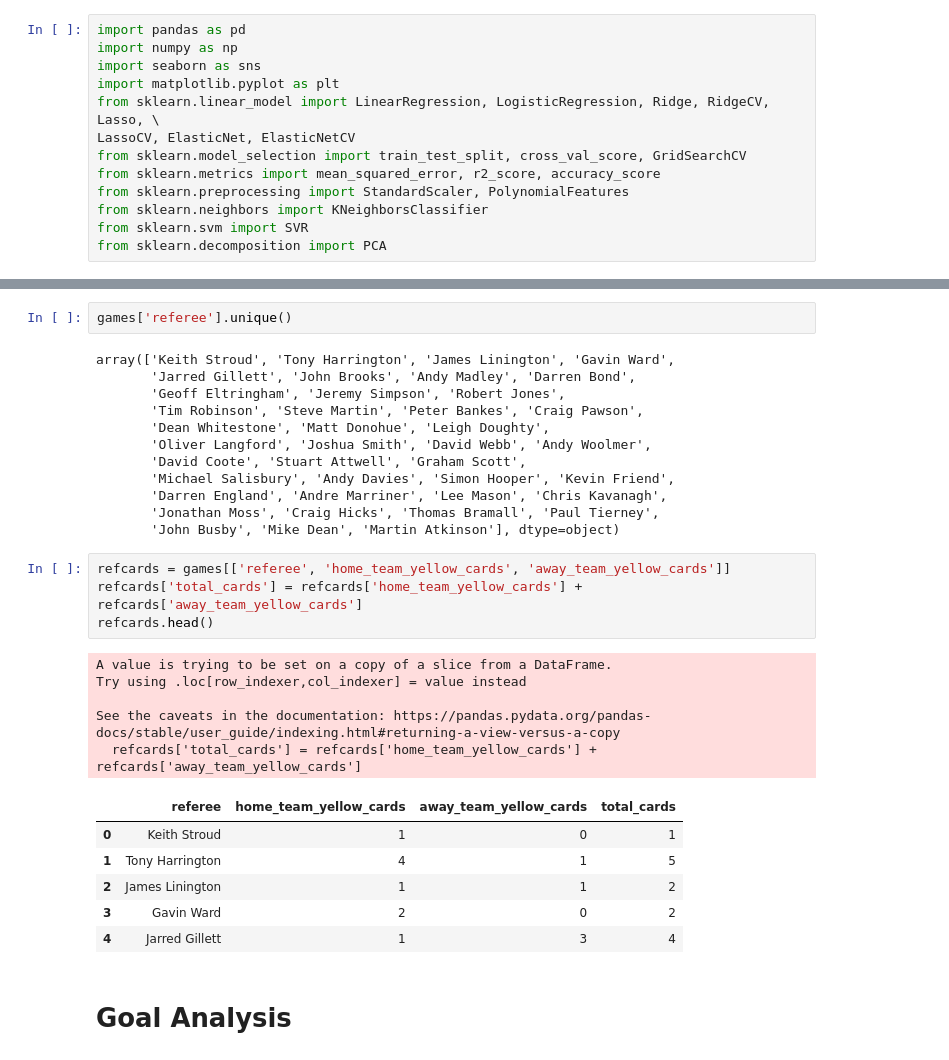
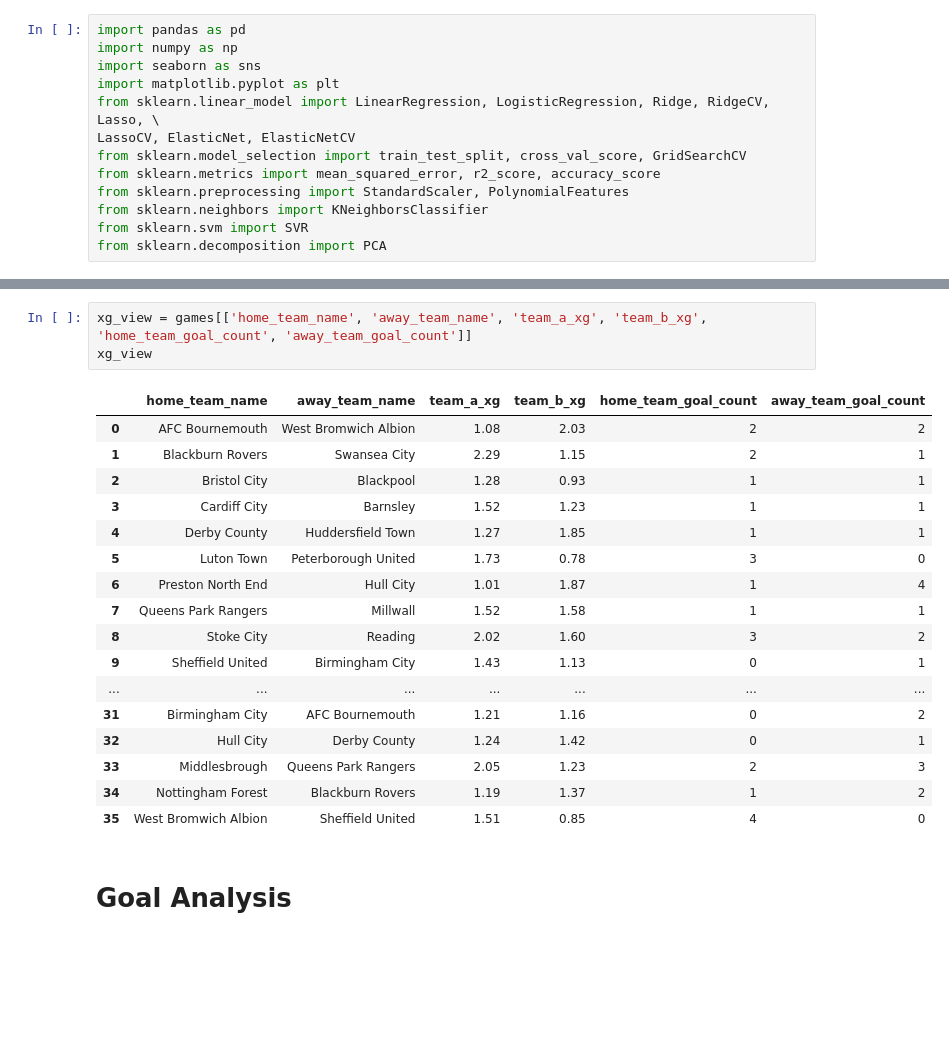
Before and after one commit to dkeyer/English-_Championship_2021, a Jupyter notebook: 2022_EDA.ipynb, the cells around one changed output, grey strips where cells are left out. Saved outputs shown, nothing was run; the diff lists cells and outputs as text; blank space fills up the shorter version.

```diff
--- a/2022_EDA.ipynb
+++ b/2022_EDA.ipynb
@@ -83,33 +42,24 @@ games
-# %%
-games['referee'].unique()
-# %% [output]
-array(['Keith Stroud', 'Tony Harrington', 'James Linington', 'Gavin Ward',
-       'Jarred Gillett', 'John Brooks', 'Andy Madley', 'Darren Bond',
-       'Geoff Eltringham', 'Jeremy Simpson', 'Robert Jones',
-       'Tim Robinson', 'Steve Martin', 'Peter Bankes', 'Craig Pawson',
-       'Dean Whitestone', 'Matt Donohue', 'Leigh Doughty',
-       'Oliver Langford', 'Joshua Smith', 'David Webb', 'Andy Woolmer',
-       'David Coote', 'Stuart Attwell', 'Graham Scott',
-       'Michael Salisbury', 'Andy Davies', 'Simon Hooper', 'Kevin Friend',
-       'Darren England', 'Andre Marriner', 'Lee Mason', 'Chris Kavanagh',
-       'Jonathan Moss', 'Craig Hicks', 'Thomas Bramall', 'Paul Tierney',
-       'John Busby', 'Mike Dean', 'Martin Atkinson'], dtype=object)
-# %%
-refcards = games[['referee', 'home_team_yellow_cards', 'away_team_yellow_cards']]
-refcards['total_cards'] = refcards['home_team_yellow_cards'] +  refcards['away_team_yellow_cards']
-refcards.head()
-# %% [output]
-A value is trying to be set on a copy of a slice from a DataFrame.
-Try using .loc[row_indexer,col_indexer] = value instead
-
-See the caveats in the documentation: https://pandas.pydata.org/pandas-docs/stable/user_guide/indexing.html#returning-a-view-versus-a-copy
-  refcards['total_cards'] = refcards['home_team_yellow_cards'] +  refcards['away_team_yellow_cards']
-|  | referee | home_team_yellow_cards | away_team_yellow_cards | total_cards |
-| 0 | Keith Stroud | 1 | 0 | 1 |
-| 1 | Tony Harrington | 4 | 1 | 5 |
-| 2 | James Linington | 1 | 1 | 2 |
-| 3 | Gavin Ward | 2 | 0 | 2 |
-| 4 | Jarred Gillett | 1 | 3 | 4 |
+# %%
+xg_view = games[['home_team_name', 'away_team_name', 'team_a_xg', 'team_b_xg', 'home_team_goal_count', 'away_team_goal_count']]
+xg_view
+# %% [output]
+|  | home_team_name | away_team_name | team_a_xg | team_b_xg | home_team_goal_count | away_team_goal_count |
+| 0 | AFC Bournemouth | West Bromwich Albion | 1.08 | 2.03 | 2 | 2 |
+| 1 | Blackburn Rovers | Swansea City | 2.29 | 1.15 | 2 | 1 |
+| 2 | Bristol City | Blackpool | 1.28 | 0.93 | 1 | 1 |
+| 3 | Cardiff City | Barnsley | 1.52 | 1.23 | 1 | 1 |
+| 4 | Derby County | Huddersfield Town | 1.27 | 1.85 | 1 | 1 |
+| 5 | Luton Town | Peterborough United | 1.73 | 0.78 | 3 | 0 |
+| 6 | Preston North End | Hull City | 1.01 | 1.87 | 1 | 4 |
+| 7 | Queens Park Rangers | Millwall | 1.52 | 1.58 | 1 | 1 |
+| 8 | Stoke City | Reading | 2.02 | 1.60 | 3 | 2 |
+| 9 | Sheffield United | Birmingham City | 1.43 | 1.13 | 0 | 1 |
+| ... | ... | ... | ... | ... | ... | ... |
+| 31 | Birmingham City | AFC Bournemouth | 1.21 | 1.16 | 0 | 2 |
+| 32 | Hull City | Derby County | 1.24 | 1.42 | 0 | 1 |
+| 33 | Middlesbrough | Queens Park Rangers | 2.05 | 1.23 | 2 | 3 |
+| 34 | Nottingham Forest | Blackburn Rovers | 1.19 | 1.37 | 1 | 2 |
+| 35 | West Bromwich Albion | Sheffield United | 1.51 | 0.85 | 4 | 0 |
 # %% [markdown]
 # Goal Analysis
 # %%
```
Also changed, not shown: parts of 29 cells of this notebook.
